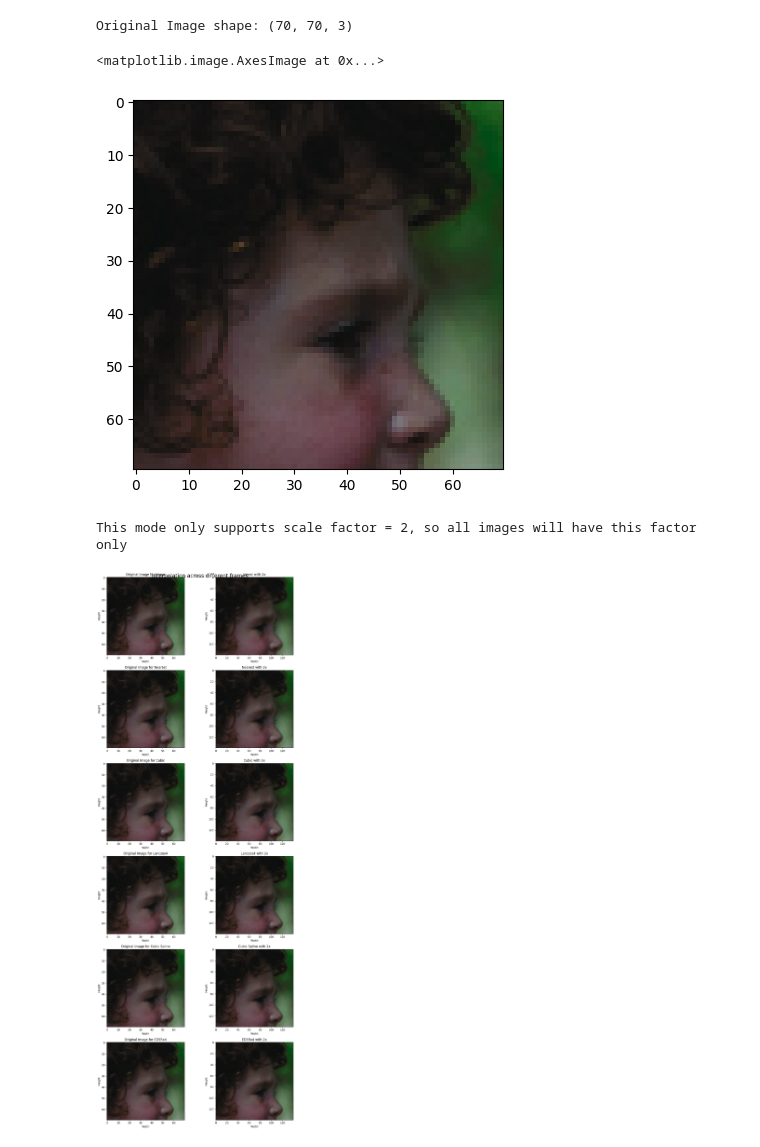
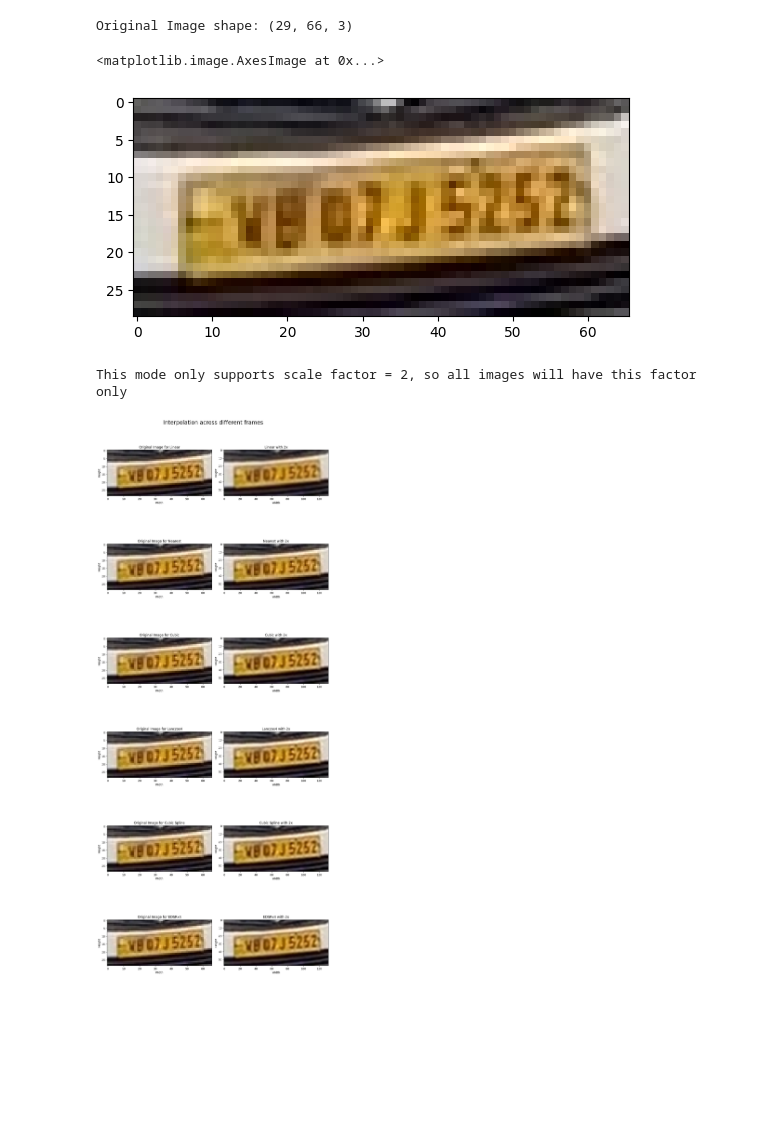
Before and after one commit to VedantMore2006/python_status, a Jupyter notebook: Jupyter_Notebooks/Untitled1.ipynb, the cells around one changed output. Drawn from its saved outputs; the diff is of its cells as text; code cells hidden in the pictures; blank space fills up the shorter version.

```diff
--- a/Jupyter_Notebooks/Untitled1.ipynb
+++ b/Jupyter_Notebooks/Untitled1.ipynb
@@ -28,14 +28,14 @@ import cv2
 import skimage
 import matplotlib.pyplot as plt
 # %%
-img = cv2.imread("iccv.maddie.small.jpg")
+img = cv2.imread("sample_plate.jpg")
 img = cv2.cvtColor(img, cv2.COLOR_BGR2RGB)
 print(f"Original Image shape: {img.shape}")
 plt.imshow(img)
 # %% [output]
-Original Image shape: (70, 70, 3)
+Original Image shape: (29, 66, 3)
 <matplotlib.image.AxesImage at 0x...>
-[figure, old version]
+[figure, new version]
 # %%
 def interpolation(img, mode_type, factor=None):
     if mode_type == "Cubic Spline":
@@ -96,4 +96,4 @@ fig.suptitle("Interpolation across different frames", fontsize=20)
 plt.tight_layout()
 plt.show()
 # %% [output]
-[figure, old version]
+[figure, new version]
```
Also changed, not shown: parts of 1 cell of this notebook, 1 other file.
